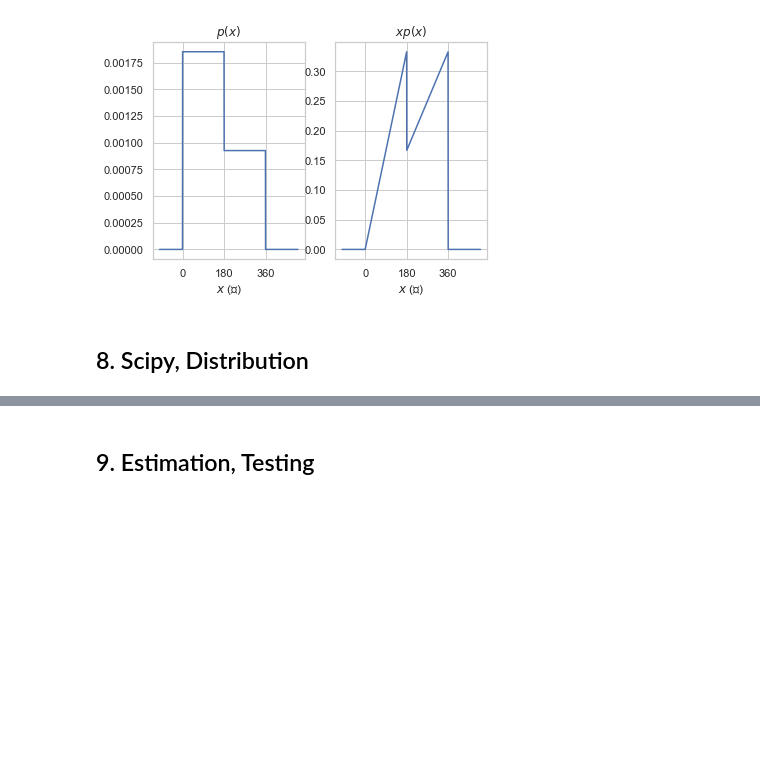
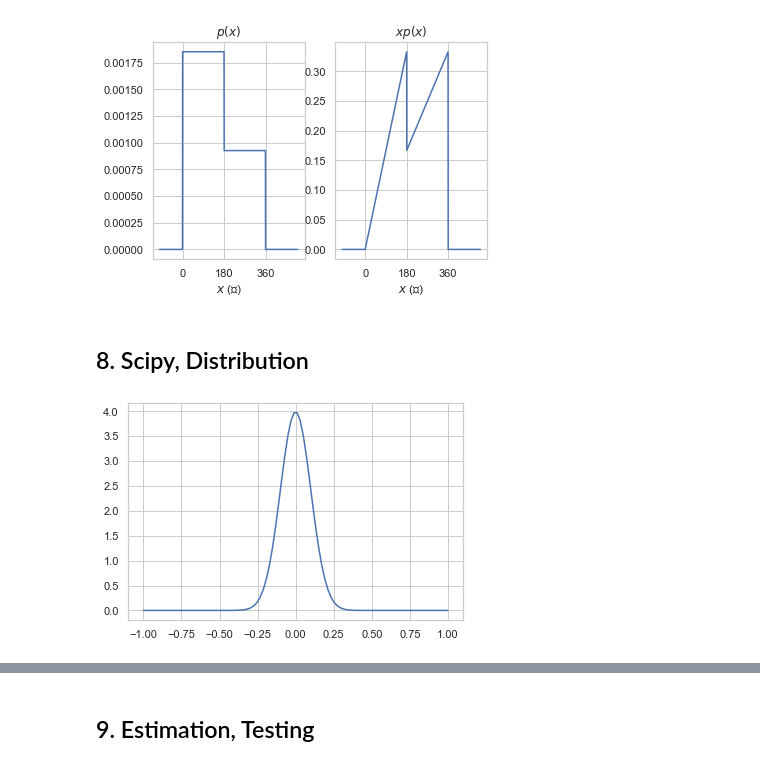
Before and after one commit to KIMS-Github/TIL_, a Jupyter notebook: math/Math_Test_1_2_3/Math_test_part2.ipynb, the cells around one changed output, grey strips where cells are left out. Drawn from its saved outputs; the diff is of its cells as text; code cells hidden in the pictures; blank space fills up the shorter version.

```diff
--- a/math/Math_Test_1_2_3/Math_test_part2.ipynb
+++ b/math/Math_Test_1_2_3/Math_test_part2.ipynb
@@ -213,3 +213,14 @@ Font 'default' does not have a glyph for '\ub3c4' [U+b3c4], substituting with a
 [figure]
 # %% [markdown]
 ## 8. Scipy, Distribution
+# %%
+rv = sp.stats.norm(loc=0, scale = 0.1)
+# %%
+xx = np.linspace(-1, 1, 100)
+pdf = rv.pdf(xx)
+plt.plot(xx, pdf)
+plt.show()
+%matplotlib inline
+# pdf 의 높이는 기울기일뿐이다.
+# %% [output]
+[figure, added]
```
Also changed, not shown: parts of 138 cells of this notebook, 13 other files.
